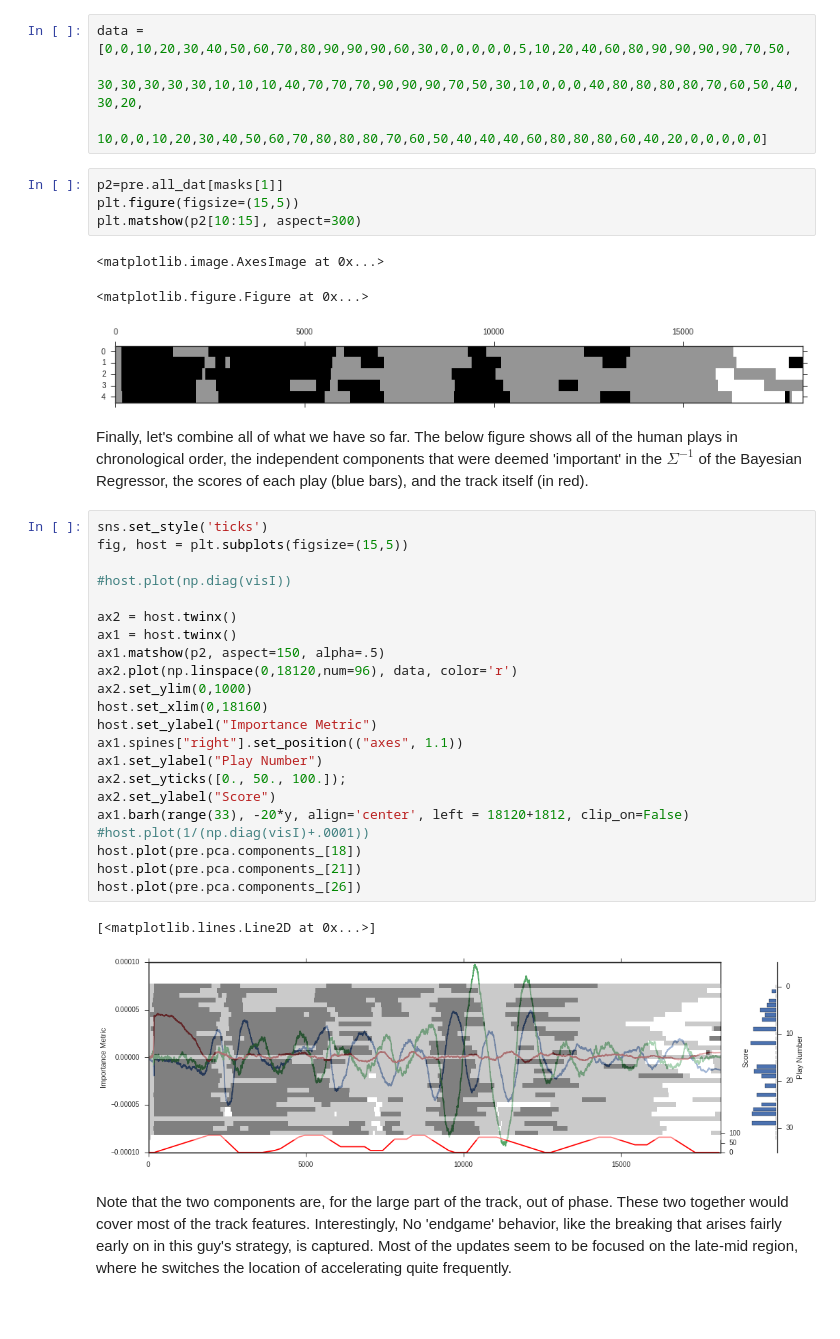
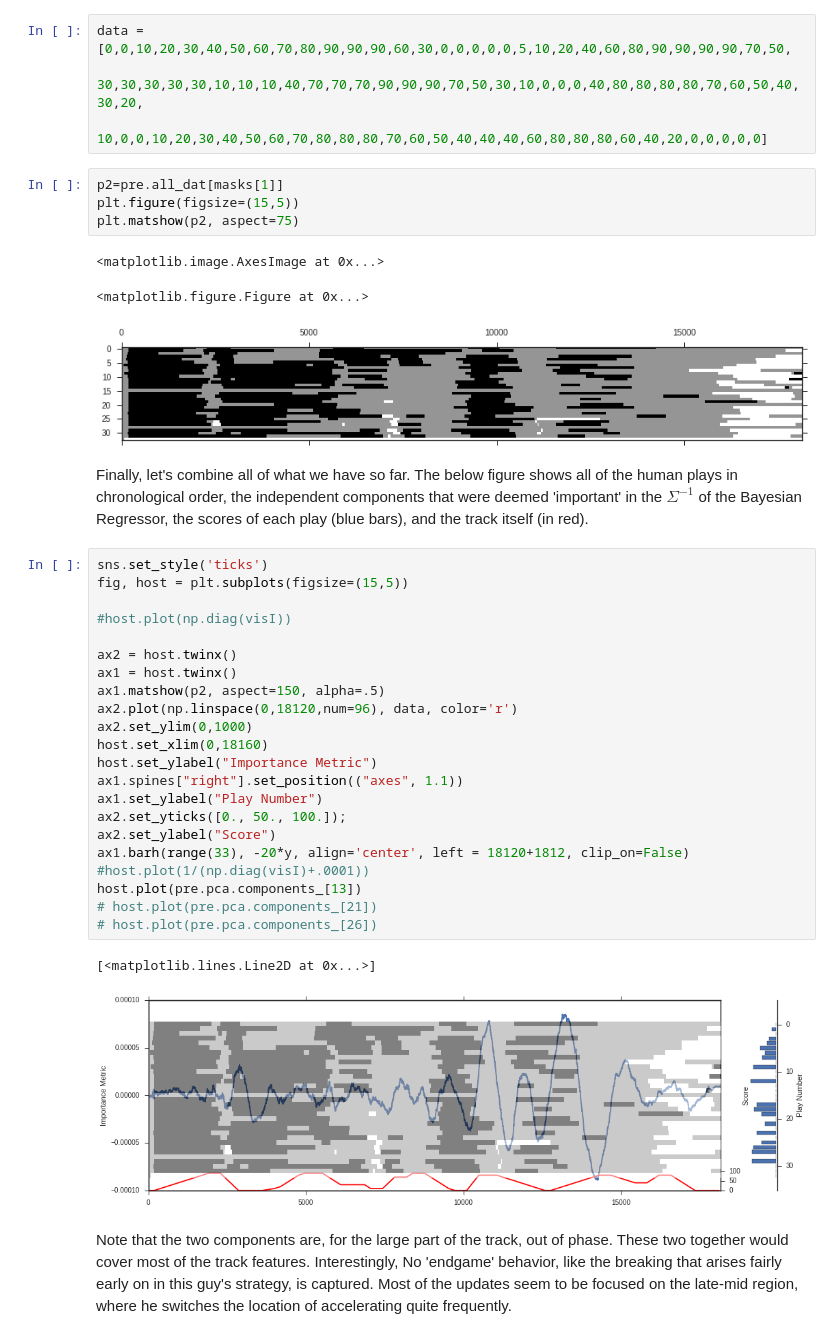
Before and after one commit to DesignInformaticsLab/EcoRacer2016, a Jupyter notebook: Player2/Player2_Example.ipynb, the cells around one changed output. Cells and saved outputs as stored; diff of their text form; blank space fills up the shorter version.

```diff
--- a/Player2/Player2_Example.ipynb
+++ b/Player2/Player2_Example.ipynb
@@ -113,11 +114,11 @@ data = [0,0,10,20,30,40,50,60,70,80,90,90,90,60,30,0,0,0,0,0,5,10,20,40,60,80,90
 # %%
 p2=pre.all_dat[masks[1]]
 plt.figure(figsize=(15,5))
-plt.matshow(p2[10:15], aspect=300)
+plt.matshow(p2, aspect=75)
 # %% [output]
 <matplotlib.image.AxesImage at 0x...>
 <matplotlib.figure.Figure at 0x...>
-[figure, old version]
+[figure, new version]
 # %% [markdown]
 Finally, let's combine all of what we have so far. The below figure shows all of the human plays in chronological order, the independent components that were deemed 'important' in the $\Sigma^{-1}$ of the Bayesian Regressor, the scores of each play (blue bars), and the track itself (in red).
 # %%
@@ -139,12 +140,12 @@ ax2.set_yticks([0., 50., 100.]);
 ax2.set_ylabel("Score")
 ax1.barh(range(33), -20*y, align='center', left = 18120+1812, clip_on=False)
 #host.plot(1/(np.diag(visI)+.0001))
-host.plot(pre.pca.components_[18])
-host.plot(pre.pca.components_[21])
-host.plot(pre.pca.components_[26])
+host.plot(pre.pca.components_[13])
+# host.plot(pre.pca.components_[21])
+# host.plot(pre.pca.components_[26])
 # %% [output]
 [<matplotlib.lines.Line2D at 0x...>]
-[figure, old version]
+[figure, new version]
 # %% [markdown]
 Note that the two components are, for the large part of the track, out of phase. These two together would cover most of the track features. Interestingly, No 'endgame' behavior, like the breaking that arises fairly early on in this guy's strategy, is captured. Most of the updates seem to be focused on the late-mid region, where he switches the location of accelerating quite frequently.
 # %% [markdown]
```
Also changed, not shown: parts of 9 cells of this notebook, 11 other files.
